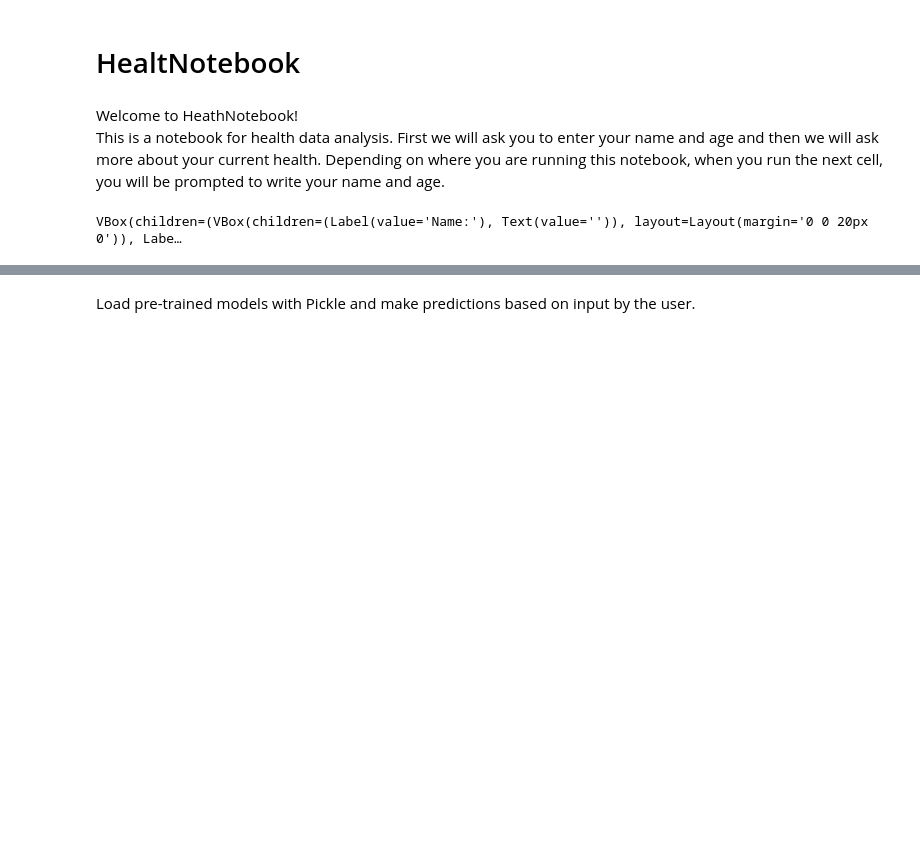
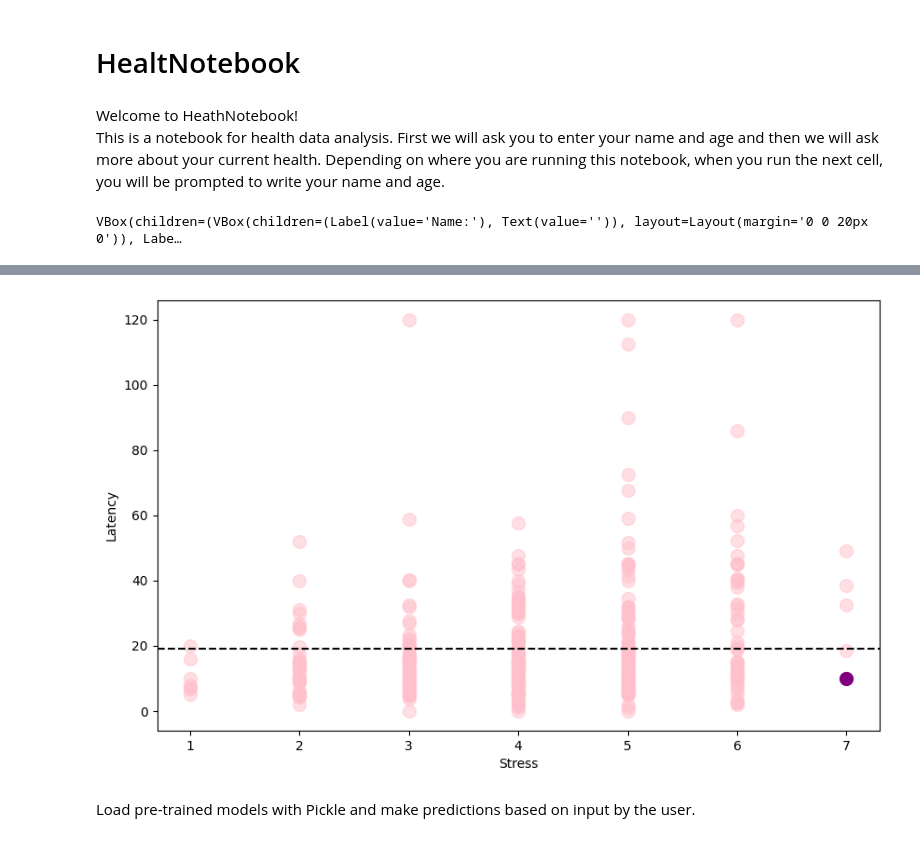
Before and after one commit to heksaani/DataScienceProject, a Jupyter notebook: HealthNotebook.ipynb, the cells around one changed output, grey strips where cells are left out. Cells and saved outputs as stored; diff of their text form; code cells hidden in the pictures; blank space fills up the shorter version.

```diff
--- a/HealthNotebook.ipynb
+++ b/HealthNotebook.ipynb
@@ -95,3 +40,11 @@ plt.show()
+# %%
+# steps and latency scatter plot
+# plot using the data_module plot function
+data_module.plot(dataset = df,
+                 userdata= userdata,
+                 plotted_variables = ['Stress', 'Latency'])
+# %% [output]
+[figure, added]
 # %%
 # steps and latency scatter plot
 plt.figure(figsize=(10, 6))
```
Also changed, not shown: parts of 9 cells of this notebook, 5 other files.
